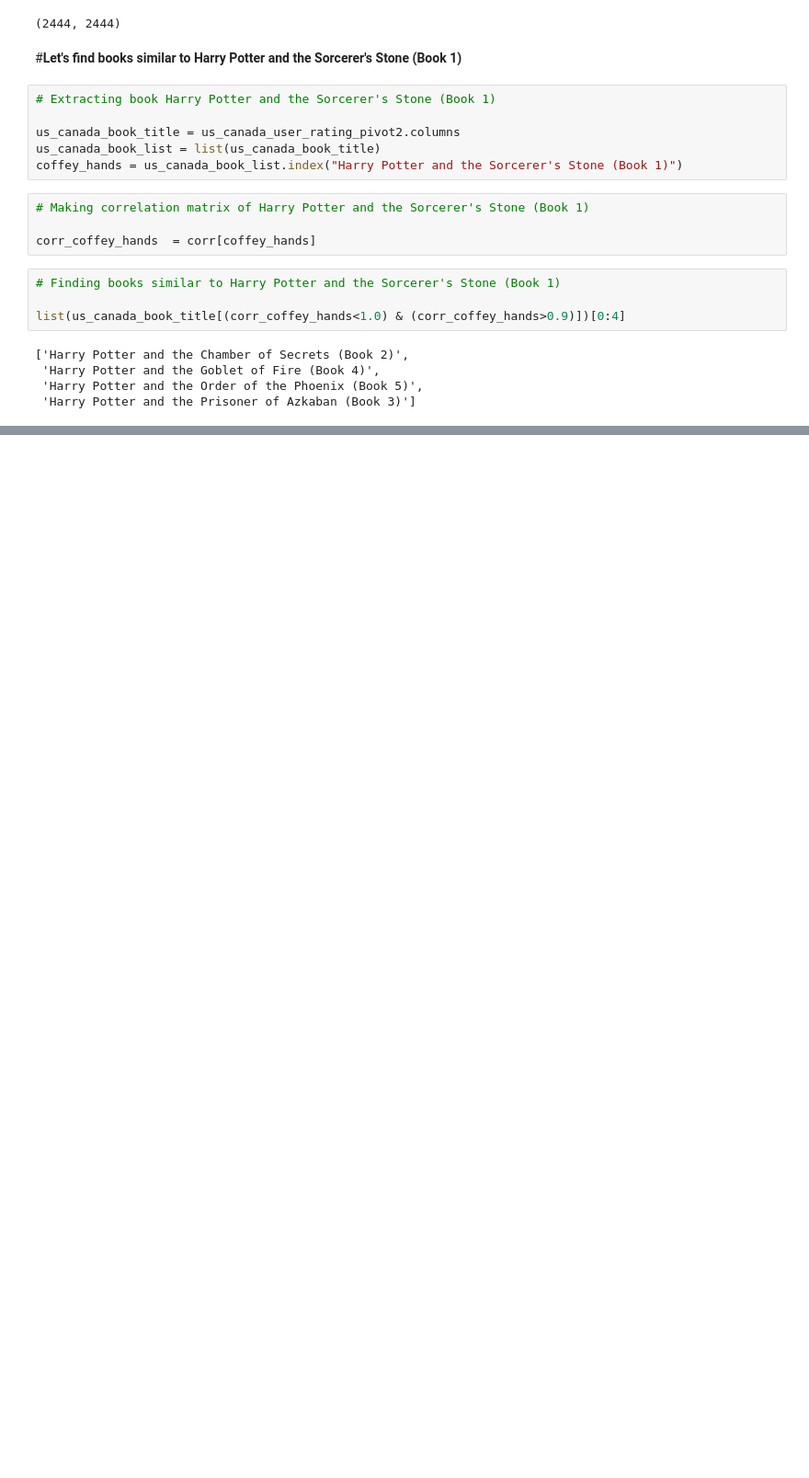
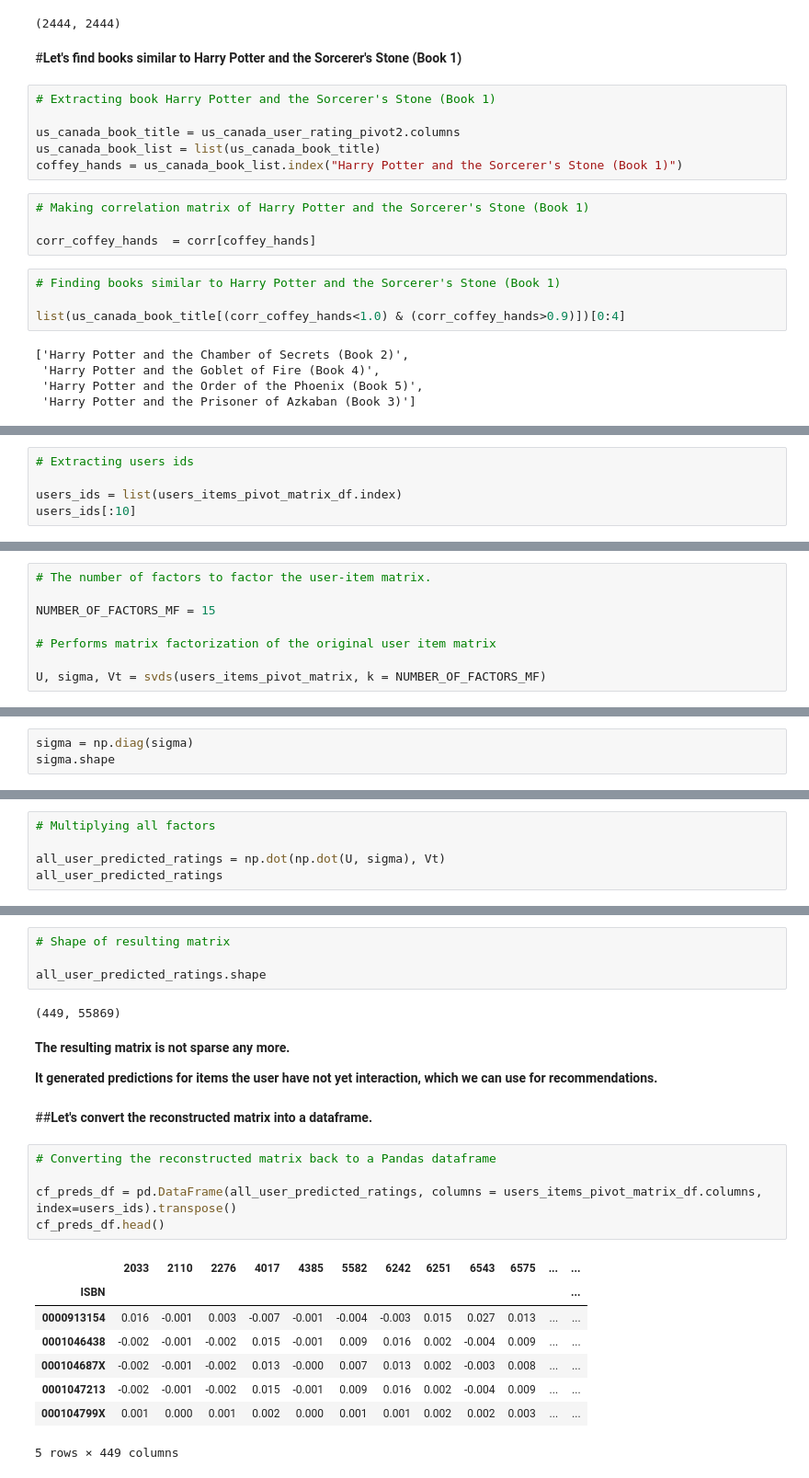
Before and after one commit to Preritp2/Book_Recommendation_System_Capstone_Project_4, a Jupyter notebook: Book_Recommendation_System_Prerit_Tyagi_Capstone_Project_4.ipynb, the cells around one changed output, grey strips where cells are left out. Shown at 92% size. Cells and saved outputs as stored; diff of their text form; blank space fills up the shorter version.

```diff
--- a/Book_Recommendation_System_Prerit_Tyagi_Capstone_Project_4.ipynb
+++ b/Book_Recommendation_System_Prerit_Tyagi_Capstone_Project_4.ipynb
@@ -1451,0 +1572,5 @@ list(us_canada_book_title[(corr_coffey_hands<1.0) & (corr_coffey_hands>0.9)])[0:
+# %%
+# Extracting users ids
+
+users_ids = list(users_items_pivot_matrix_df.index)
+users_ids[:10]
@@ -1451,0 +1581,8 @@ list(us_canada_book_title[(corr_coffey_hands<1.0) & (corr_coffey_hands>0.9)])[0:
+# %%
+# The number of factors to factor the user-item matrix.
+
+NUMBER_OF_FACTORS_MF = 15
+
+# Performs matrix factorization of the original user item matrix
+
+U, sigma, Vt = svds(users_items_pivot_matrix, k = NUMBER_OF_FACTORS_MF)
@@ -1451,0 +1599,3 @@ list(us_canada_book_title[(corr_coffey_hands<1.0) & (corr_coffey_hands>0.9)])[0:
+# %%
+sigma = np.diag(sigma)
+sigma.shape
@@ -1451,0 +1610,5 @@ list(us_canada_book_title[(corr_coffey_hands<1.0) & (corr_coffey_hands>0.9)])[0:
+# %%
+# Multiplying all factors
+
+all_user_predicted_ratings = np.dot(np.dot(U, sigma), Vt)
+all_user_predicted_ratings
@@ -1451,0 +1629,26 @@ list(us_canada_book_title[(corr_coffey_hands<1.0) & (corr_coffey_hands>0.9)])[0:
+# %%
+# Shape of resulting matrix
+
+all_user_predicted_ratings.shape
+# %% [output]
+(449, 55869)
+# %% [markdown]
+**The resulting matrix is not sparse any more.**
+
+**It generated predictions for items the user have not yet interaction, which we can use for recommendations.**
+# %% [markdown]
+##**Let's convert the reconstructed matrix into a dataframe.**
+# %%
+# Converting the reconstructed matrix back to a Pandas dataframe
+
+cf_preds_df = pd.DataFrame(all_user_predicted_ratings, columns = users_items_pivot_matrix_df.columns, index=users_ids).transpose()
+cf_preds_df.head()
+# %% [output]
+|  | 2033 | 2110 | 2276 | 4017 | 4385 | 5582 | 6242 | 6251 | 6543 | 6575 | ... | ... |
+| ISBN |  |  |  |  |  |  |  |  |  |  |  | ... |
+| 0000913154 | 0.016 | -0.001 | 0.003 | -0.007 | -0.001 | -0.004 | -0.003 | 0.015 | 0.027 | 0.013 | ... | ... |
+| 0001046438 | -0.002 | -0.001 | -0.002 | 0.015 | -0.001 | 0.009 | 0.016 | 0.002 | -0.004 | 0.009 | ... | ... |
+| 000104687X | -0.002 | -0.001 | -0.002 | 0.013 | -0.000 | 0.007 | 0.013 | 0.002 | -0.003 | 0.008 | ... | ... |
+| 0001047213 | -0.002 | -0.001 | -0.002 | 0.015 | -0.001 | 0.009 | 0.016 | 0.002 | -0.004 | 0.009 | ... | ... |
+| 000104799X | 0.001 | 0.000 | 0.001 | 0.002 | 0.000 | 0.001 | 0.001 | 0.002 | 0.002 | 0.003 | ... | ... |
+5 rows × 449 columns
```
Also changed, not shown: parts of 62 cells of this notebook.
